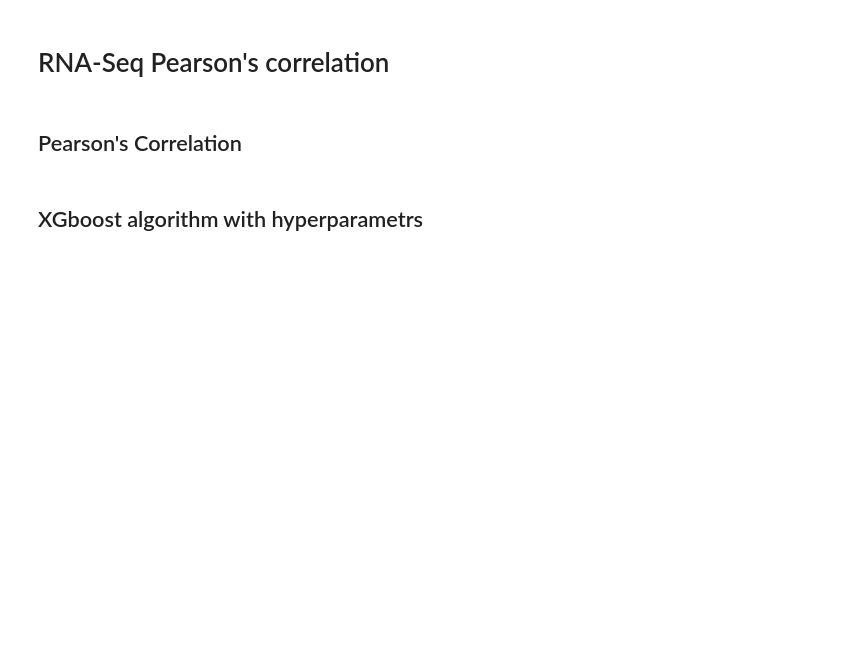
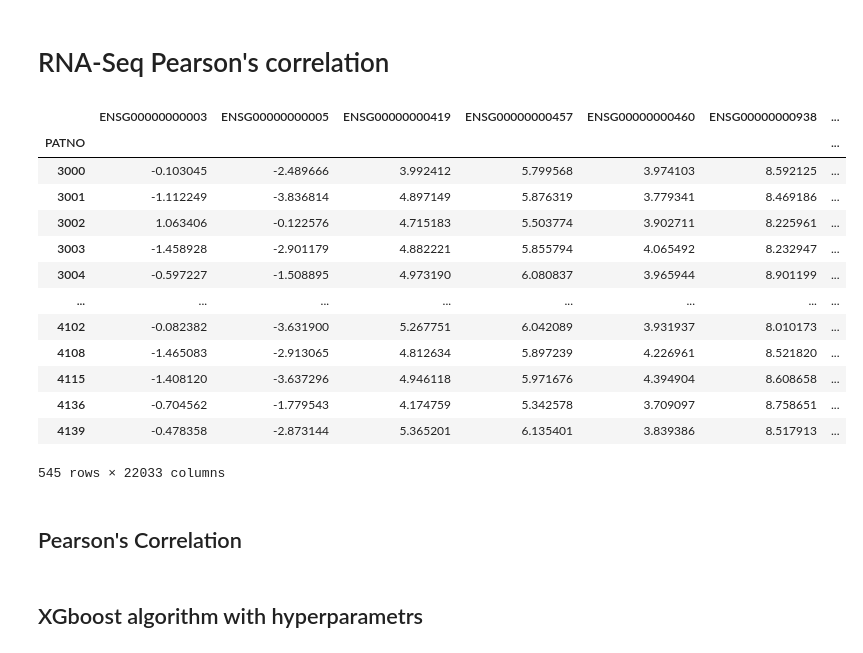
Before and after one commit to zainabnazari/ppmi, a Jupyter notebook: Draft/rna-ML-Copy1.ipynb, the cells around one changed output. Cells and saved outputs as stored; diff of their text form; code cells hidden in the pictures; blank space fills up the shorter version.

```diff
--- a/Draft/rna-ML-Copy1.ipynb
+++ b/Draft/rna-ML-Copy1.ipynb
@@ -49,6 +49,23 @@ label = label_encoder.fit_transform(merged_df['Diagnosis'])
 merged_df.loc[:, 'Diagnosis'] = label
 # %%
 df = merged_df
+# %%
+df
+# %% [output]
+|  | ENSG00000000003 | ENSG00000000005 | ENSG00000000419 | ENSG00000000457 | ENSG00000000460 | ENSG00000000938 | ... |
+| PATNO |  |  |  |  |  |  | ... |
+| 3000 | -0.103045 | -2.489666 | 3.992412 | 5.799568 | 3.974103 | 8.592125 | ... |
+| 3001 | -1.112249 | -3.836814 | 4.897149 | 5.876319 | 3.779341 | 8.469186 | ... |
+| 3002 | 1.063406 | -0.122576 | 4.715183 | 5.503774 | 3.902711 | 8.225961 | ... |
+| 3003 | -1.458928 | -2.901179 | 4.882221 | 5.855794 | 4.065492 | 8.232947 | ... |
+| 3004 | -0.597227 | -1.508895 | 4.973190 | 6.080837 | 3.965944 | 8.901199 | ... |
+| ... | ... | ... | ... | ... | ... | ... | ... |
+| 4102 | -0.082382 | -3.631900 | 5.267751 | 6.042089 | 3.931937 | 8.010173 | ... |
+| 4108 | -1.465083 | -2.913065 | 4.812634 | 5.897239 | 4.226961 | 8.521820 | ... |
+| 4115 | -1.408120 | -3.637296 | 4.946118 | 5.971676 | 4.394904 | 8.608658 | ... |
+| 4136 | -0.704562 | -1.779543 | 4.174759 | 5.342578 | 3.709097 | 8.758651 | ... |
+| 4139 | -0.478358 | -2.873144 | 5.365201 | 6.135401 | 3.839386 | 8.517913 | ... |
+545 rows × 22033 columns
 # %% [markdown]
 ## Pearson's Correlation
 # %%
```
Also changed, not shown: 6 other files.
